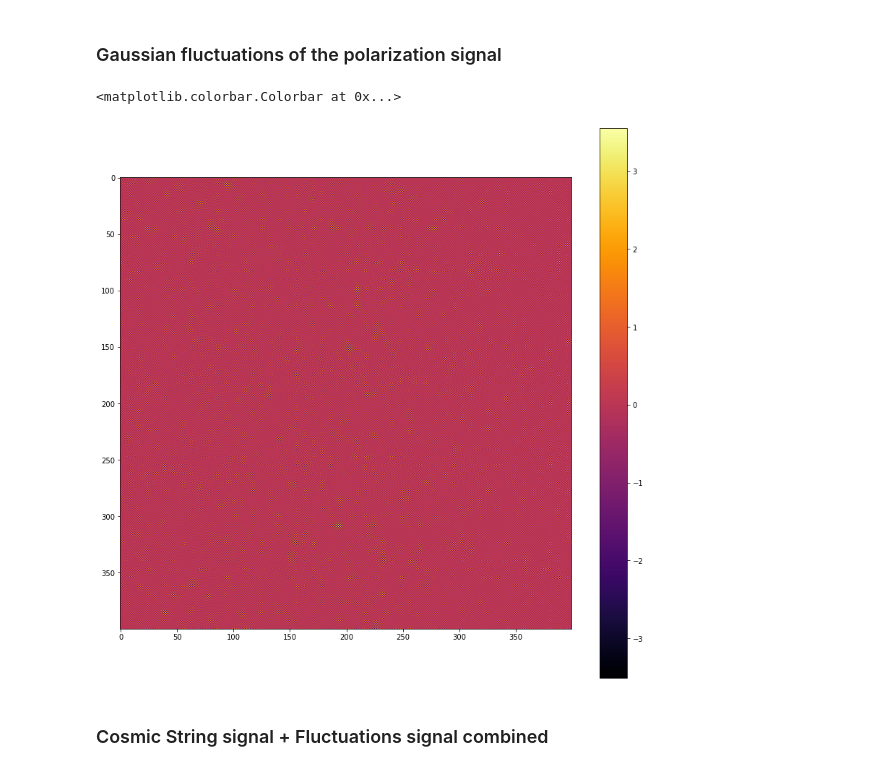
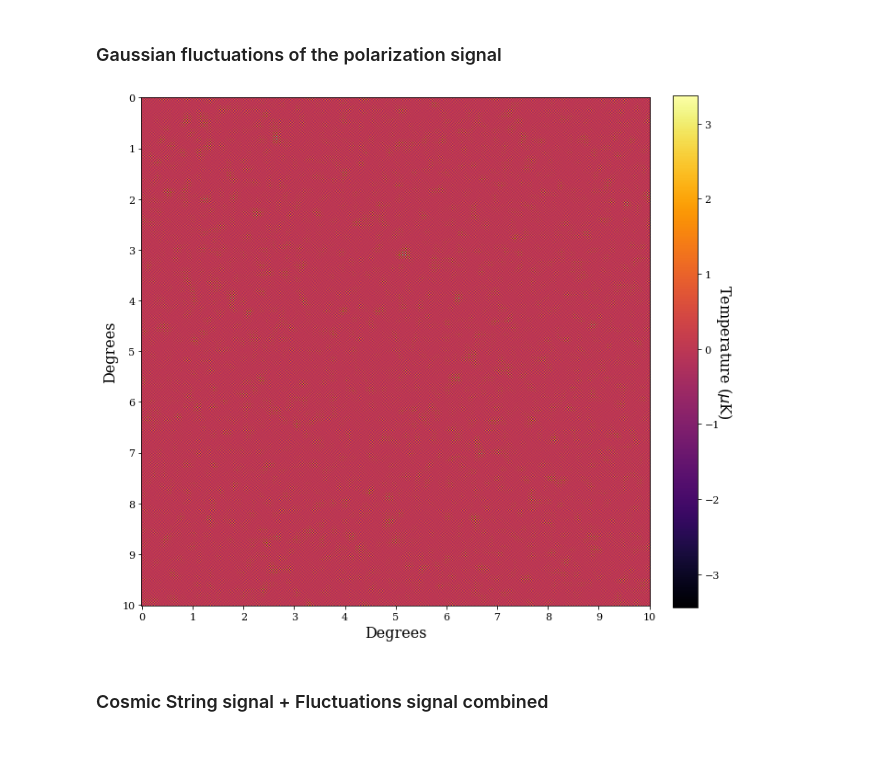
Before and after one commit to 2lambda123/CosmicStrings, a Jupyter notebook: code/maps_generator/Intro_usage_map_generator.ipynb, the cells around one changed output. Cells and saved outputs as stored; diff of their text form; code cells hidden in the pictures.

```diff
--- a/code/maps_generator/Intro_usage_map_generator.ipynb
+++ b/code/maps_generator/Intro_usage_map_generator.ipynb
@@ -31,11 +31,21 @@ Text(0.5, 1.0, 'Polarization Signal for a \n Scaling Solution of Cosmic Strings
 # %% [markdown]
 ### Gaussian fluctuations of the polarization signal
-# %%
-plt.figure(figsize=(14,14))
-plt.imshow(map_noise, cmap=my_cmap)
-plt.colorbar()
-# %% [output]
-<matplotlib.colorbar.Colorbar at 0x...>
-[figure, removed]
+# %%
+plt.rc('font', family='serif', size=16)
+plt.rc('xtick', labelsize='x-small')
+plt.rc('ytick', labelsize='x-small')
+
+plt.figure(figsize=(10,10))
+plt.imshow(map_noise, cmap=my_cmap)
+plt.xticks(np.linspace(0,399,11),np.arange(0,11))
+plt.yticks(np.linspace(0,399,11),np.arange(0,11))
+plt.xlabel('Degrees')
+plt.ylabel('Degrees')
+cbar = plt.colorbar(fraction=0.046, pad=0.04)
+cbar.set_label(r'Temperature ($\mu$K)', rotation=270, labelpad=15)
+plt.tight_layout()
+#plt.savefig('../../figures/gaussian_noise.eps', format='eps')
+# %% [output]
+[figure, added]
 # %% [markdown]
 ### Cosmic String signal + Fluctuations signal combined
```
Also changed, not shown: parts of 4 cells of this notebook, 5 other files.
